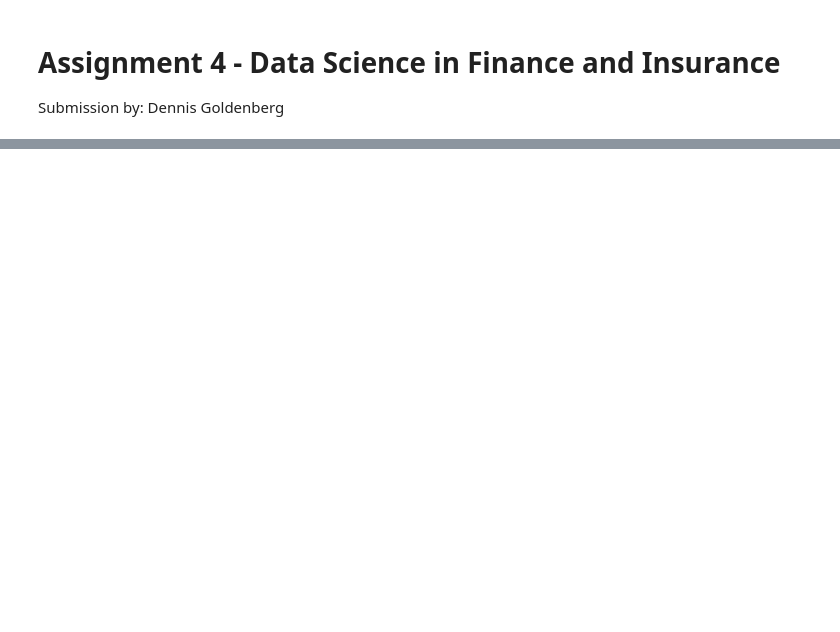
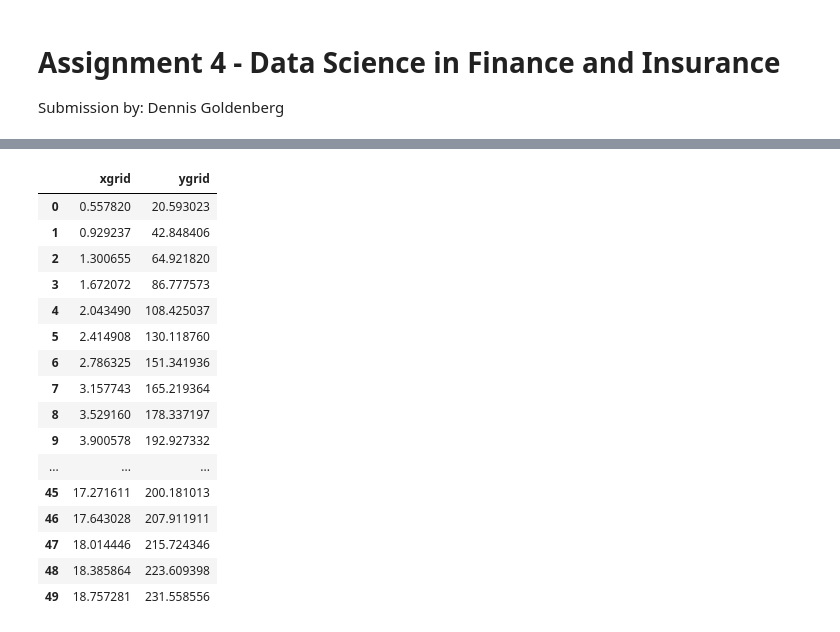
Before and after one commit to dg3358/Columbia-ACTU-5841, a Jupyter notebook: Assignment 4/Assignment-4.ipynb, the cells around one changed output, grey strips where cells are left out. Saved outputs shown, nothing was run; the diff lists cells and outputs as text; code cells hidden in the pictures; blank space fills up the shorter version.

```diff
--- a/Assignment 4/Assignment-4.ipynb
+++ b/Assignment 4/Assignment-4.ipynb
@@ -63,0 +86,23 @@ intercepts = w_y_avg - np.multiply(slopes, w_x_avg)
+# %%
+#Generate results dataframe (y_i = intercept_i + slope * x_i)
+results = pd.DataFrame(data = np.asarray([xgrid, intercepts + np.multiply(slopes, xgrid)]).T\
+                       , columns = ['xgrid', 'ygrid'])
+results
+# %% [output]
+|  | xgrid | ygrid |
+| 0 | 0.557820 | 20.593023 |
+| 1 | 0.929237 | 42.848406 |
+| 2 | 1.300655 | 64.921820 |
+| 3 | 1.672072 | 86.777573 |
+| 4 | 2.043490 | 108.425037 |
+| 5 | 2.414908 | 130.118760 |
+| 6 | 2.786325 | 151.341936 |
+| 7 | 3.157743 | 165.219364 |
+| 8 | 3.529160 | 178.337197 |
+| 9 | 3.900578 | 192.927332 |
+| ... | ... | ... |
+| 45 | 17.271611 | 200.181013 |
+| 46 | 17.643028 | 207.911911 |
+| 47 | 18.014446 | 215.724346 |
+| 48 | 18.385864 | 223.609398 |
+| 49 | 18.757281 | 231.558556 |
```
Also changed, not shown: parts of 12 cells of this notebook.
